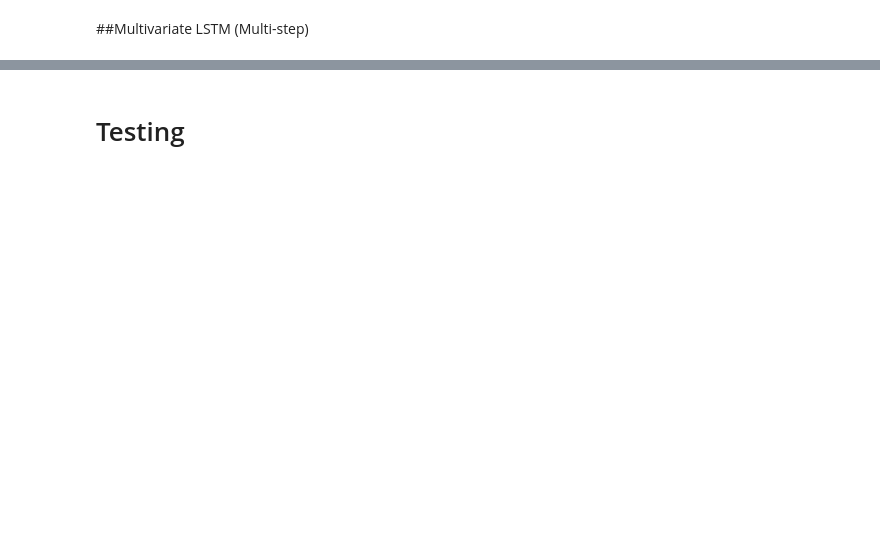
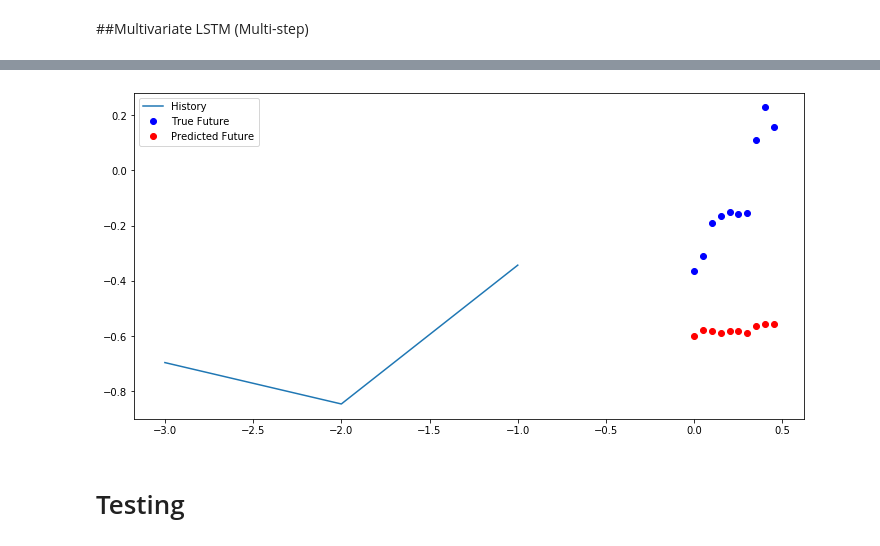
Before and after one commit to robLaing2/Forex_ANN_Forecasting, a Jupyter notebook: ForexAnnEnvironment.ipynb, the cells around one changed output, grey strips where cells are left out. Drawn from its saved outputs; the diff is of its cells as text; code cells hidden in the pictures; blank space fills up the shorter version.

```diff
--- a/ForexAnnEnvironment.ipynb
+++ b/ForexAnnEnvironment.ipynb
@@ -642,3 +723,23 @@ array([-0.46661434, -0.27093875, -0.3945876 ,  0.25004852,  0.04249762,
+# %%
+def multi_step_plot(history, true_future, prediction):
+  plt.figure(figsize=(12, 6))
+  num_in = create_time_steps(len(history))
+  num_out = len(true_future)
+
+  plt.plot(num_in, np.array(history[:, 0]), label='History')
+  plt.plot(np.arange(num_out)/step, np.array(true_future), 'bo',
+           label='True Future')
+  if prediction.any():
+    plt.plot(np.arange(num_out)/step, np.array(prediction), 'ro',
+             label='Predicted Future')
+  plt.legend(loc='upper left')
+  plt.show()
+
+
+for x, y in valDataM.take(1):
+  multi_step_plot(x[0], y[0], model_multi.predict(x)[0])
+# %% [output]
+[figure, added]
 # %% [markdown]
 # Testing
 # %%
```
Also changed, not shown: parts of 10 cells of this notebook.
